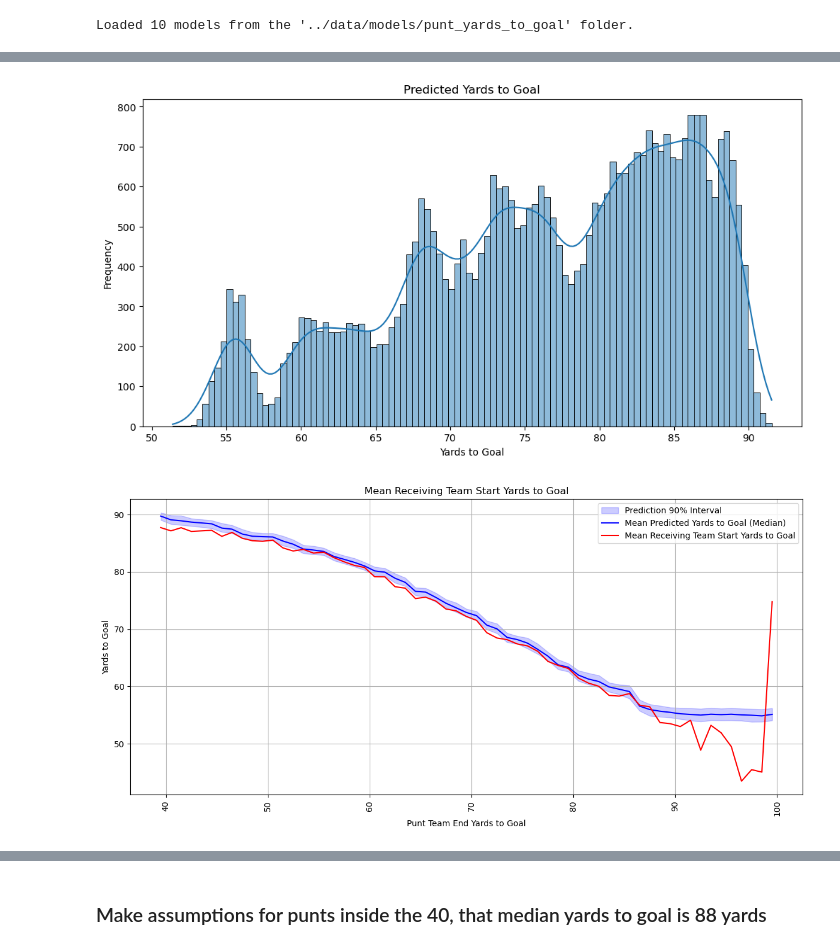
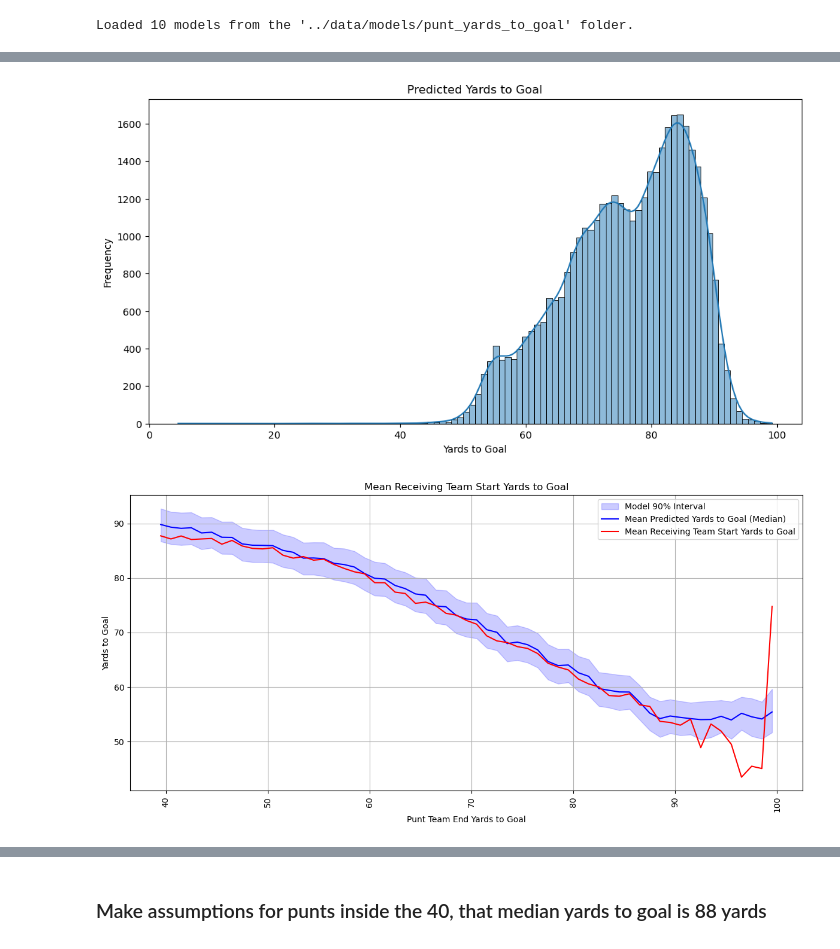
Before and after one commit to lneuendorf/4th-down-models, a Jupyter notebook: notebooks/punt_return_model.ipynb, the cells around one changed output, grey strips where cells are left out. Drawn from its saved outputs; the diff is of its cells as text; code cells hidden in the pictures.

Commit message:
trained punt model on 100 bootstrapped models

```diff
--- a/notebooks/punt_return_model.ipynb
+++ b/notebooks/punt_return_model.ipynb
@@ -584,7 +584,8 @@ optuna.logging.set_verbosity(optuna.logging.CRITICAL)
 SEED = 2
 np.random.seed(SEED)
 
-N_BOOTSTRAP = 10
+N_BOOTSTRAP = 100
+N_SAMPLE = 20000
 
 feature_names = data_train.drop(columns=['game_id', 'receiving_team_start_yards_to_goal']).columns.tolist()
 monotonic_constraints_map = {
@@ -612,7 +613,7 @@ def objective(trial, dtrain, dvalid):
         "booster": "gbtree",
         "lambda": trial.suggest_float("lambda", 1e-5, 10.0, log=True),
         "alpha": trial.suggest_float("alpha", 1e-5, 10.0, log=True),
-        "eta": trial.suggest_float("eta", 0.01, 0.3, step=0.01),
+        "eta": trial.suggest_float("eta", 0.05, 0.3, step=0.01),
         "max_depth": trial.suggest_int("max_depth", 3, 9, step=2),
         "min_child_weight": trial.suggest_float("min_child_weight", .5, 10, step=.5),
         "gamma": trial.suggest_float("gamma", 1e-8, 5.0, log=True),
@@ -636,19 +637,17 @@ def objective(trial, dtrain, dvalid):
 # Bootstrapping
 models = []
 for i in tqdm(range(N_BOOTSTRAP), desc='Bootstrapping'):
-    # Bootstrap sampling
-    game_ids = data_train.game_id.unique()
-    game_ids_sample = np.random.choice(game_ids, size=len(game_ids), replace=True)
-    train_data = data_train[data_train.game_id.isin(game_ids_sample)]
+    # Bootstrap sampling (row-level)
+    train_data = data_train.sample(n=N_SAMPLE, replace=True, random_state=SEED)
 
-    # Split into 80-20 train-val set by game_id
-    game_ids_train, game_ids_valid = train_test_split(train_data.game_id.unique(), test_size=0.2, random_state=SEED)
-    train = train_data[train_data.game_id.isin(game_ids_train)]
-    valid = train_data[train_data.game_id.isin(game_ids_valid)]
+    # Row-wise 80-20 split
+    train, valid = train_test_split(train_data, test_size=0.2, random_state=SEED)
+
     train_x = train.drop(columns=['game_id', 'receiving_team_start_yards_to_goal'])
     train_y = train['receiving_team_start_yards_to_goal']
     valid_x = valid.drop(columns=['game_id', 'receiving_team_start_yards_to_goal'])
     valid_y = valid['receiving_team_start_yards_to_goal']
+
     dtrain = xgb.DMatrix(train_x, label=train_y)
     dvalid = xgb.DMatrix(valid_x, label=valid_y)
 
@@ -783,7 +782,7 @@ plt.xlabel("Yards to Goal")
 plt.ylabel("Frequency")
 plt.show()
 # %% [output]
-[figure, old version]
+[figure, new version]
 # %%
 # Create the DataFrame with binned data
 df_punt_start_yards_to_goal = (
@@ -813,34 +812,34 @@ plt.fill_between(
     df_punt_start_yards_to_goal['pred_yards_to_goal_95'],
     color='blue',
     alpha=0.2,
-    label='Prediction 90% Interval'
+    label='Model 90% Interval'
 )
 
 # Prediction line (median)
 sns.lineplot(
     x='punt_team_end_yards_to_goal',
     y='pred_yards_to_goal_50',
     data=df_punt_start_yards_to_goal,
     color='blue',
     label='Mean Predicted Yards to Goal (Median)'
 )
 
 # Actual mean
 sns.lineplot(
     x='punt_team_end_yards_to_goal',
     y='receiving_team_start_yards_to_goal_mean',
     data=df_punt_start_yards_to_goal,
     color='red',
     label='Mean Receiving Team Start Yards to Goal'
 )
 
 plt.title("Mean Receiving Team Start Yards to Goal")
 plt.xlabel("Punt Team End Yards to Goal")
 plt.ylabel("Yards to Goal")
 plt.xticks(rotation=90)
 plt.grid(True)
 plt.legend()
 plt.tight_layout()
 plt.show()
 # %% [output]
-[figure, old version]
+[figure, new version]
```
Also changed, not shown: parts of 5 cells of this notebook.
